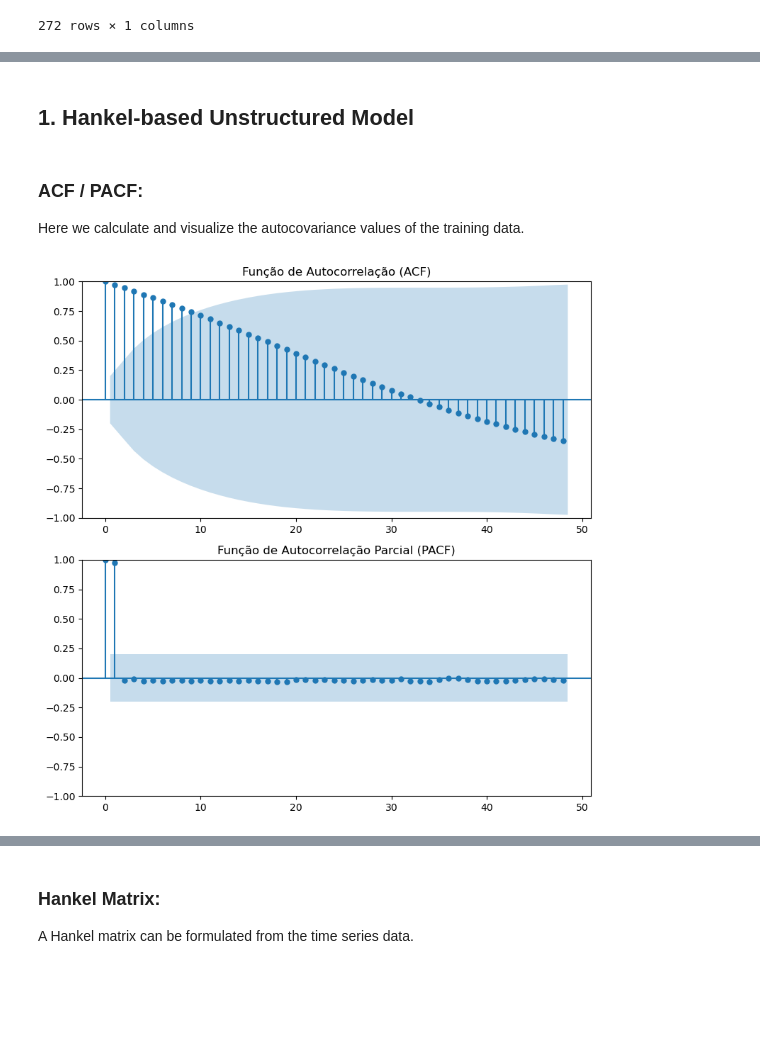
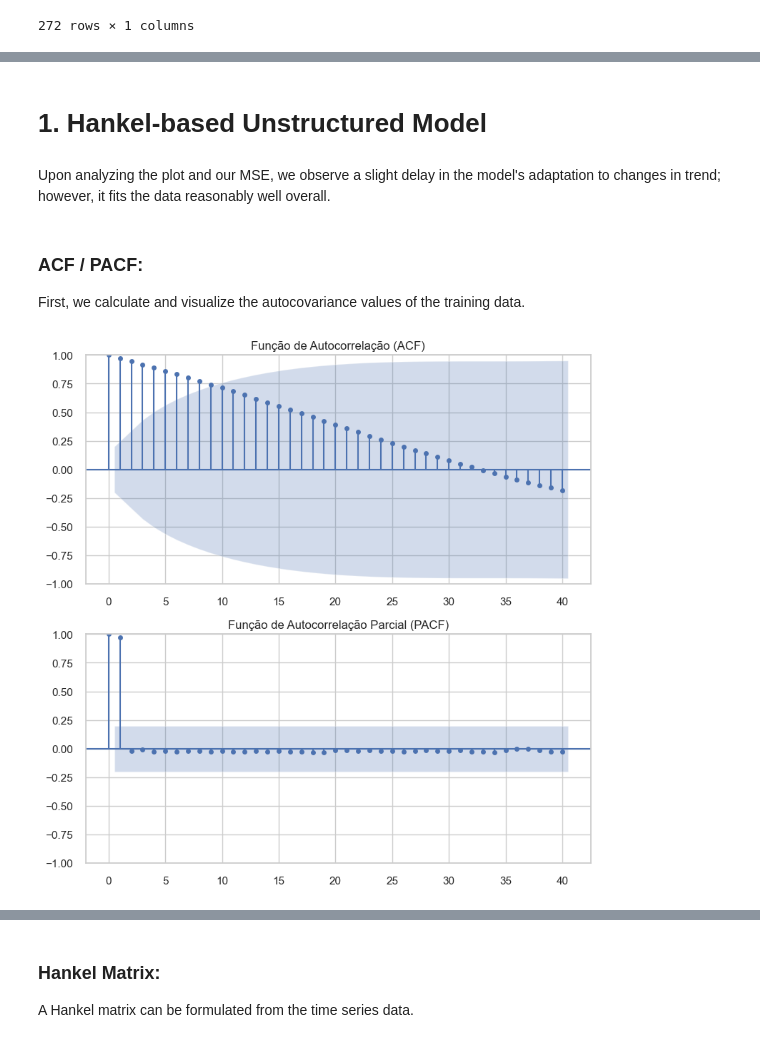
Before and after one commit to luishcr0998/housing_price_analysis, a Jupyter notebook: housing_prices_analysis.ipynb, the cells around one changed output, grey strips where cells are left out. Saved outputs shown, nothing was run; the diff lists cells and outputs as text; code cells hidden in the pictures; blank space fills up the shorter version.

```diff
--- a/housing_prices_analysis.ipynb
+++ b/housing_prices_analysis.ipynb
@@ -3,9 +3,24 @@ import pandas as pd  # Data manipulation
 import numpy as np  # Numerical operations
 import matplotlib.pyplot as plt  # Plots
 import seaborn as sns  # Data visualization
+from scipy import stats  # Statistical functions and tests
 import statsmodels.regression.linear_model as sm  # Linear regression models
-from statsmodels.tsa.stattools import adfuller, acovf  # Functions for stationarity tests
+from statsmodels.tsa.stattools import adfuller, kpss # Functions for stationarity tests
 from statsmodels.graphics.tsaplots import plot_acf, plot_pacf  # Autocorrelation graphs
 from statsmodels.tsa.arima.model import ARIMA  # ARIMA model for fitting residuals
+from statsmodels.stats.diagnostic import acorr_ljungbox  # Ljung-Box test for autocorrelation
+from statsmodels.tsa.seasonal import seasonal_decompose  # Time series decomposition
 from IPython.display import display  # Function to display images in the notebook
 from sklearn.metrics import mean_squared_error  # Function to calculate mean squared error
+import plotly.express as px  # Interactive plotting library
+import plotly.graph_objects as go  # Low-level interface for plotly
+
+
+import warnings
+
+# Settings
+warnings.filterwarnings('ignore')
+plt.style.use('seaborn-v0_8')
+sns.set_theme(style="whitegrid")
+pd.set_option('display.max_columns', None)
+%matplotlib inline
@@ -46,0 +60,13 @@ boston_df = zillow_df[zillow_df['RegionName'] == 'Boston, MA']
+# %%
+# Loading the data
+df = pd.read_csv('data_zillow_house_prices.csv')
+
+# Basic information about the dataset
+print("=== Basic Dataset Information ===\n")
+print(f"Dataset dimensions: {df.shape}")
+print(f"\nDataset columns:")
+print(df.columns.tolist())
+print("\nFirst rows of the dataset:")
+display(df.head())
+print("\nDetailed information:")
+df.info()
@@ -47,4 +158,8 @@ boston_df = zillow_df[zillow_df['RegionName'] == 'Boston, MA']
 # %%
+# Filtering data for Boston:
+boston_df = df[df['RegionName'] == 'Boston, MA']
+
+
 # Transpose the dataframe to have dates as the index:
 boston_prices = boston_df.iloc[:, 5:].transpose()
 # Rename the column for easier access
@@ -189,0 +428,4 @@ plt.show()
+# %%
+# Filtering data for train and test period:
+boston_train = boston_prices['2010-01-31':'2017-12-31']
+boston_test = boston_prices['2018-01-01':'2019-12-31']
@@ -190,21 +564,23 @@ plt.show()
 # %% [markdown]
-## **1. Hankel-based Unstructured Model**
+# **1. Hankel-based Unstructured Model**
+# %% [markdown]
+Upon analyzing the plot and our MSE, we observe a slight delay in the model's adaptation to changes in trend; however, it fits the data reasonably well overall.
 # %% [markdown]
 ### **ACF / PACF:**
 
-Here we calculate and visualize the autocovariance values of the training data.
+First, we calculate and visualize the autocovariance values of the training data.
 # %%
 fig, (ax1, ax2) = plt.subplots(2, 1, figsize=(8, 8))
 
 # Plot ACF
-plot_acf(boston_train, ax=ax1, lags=48)
+plot_acf(boston_train, ax=ax1, lags=40)
 ax1.set_title('Função de Autocorrelação (ACF)')
 
 # Plot PACF
-plot_pacf(boston_train, ax=ax2, lags=48)
+plot_pacf(boston_train, ax=ax2, lags=40)
 ax2.set_title('Função de Autocorrelação Parcial (PACF)')
 
 plt.tight_layout()
 plt.show()
 # %% [output]
-[figure, old version]
+[figure, new version]
```
Also changed, not shown: parts of 49 cells of this notebook, 1 other file.
